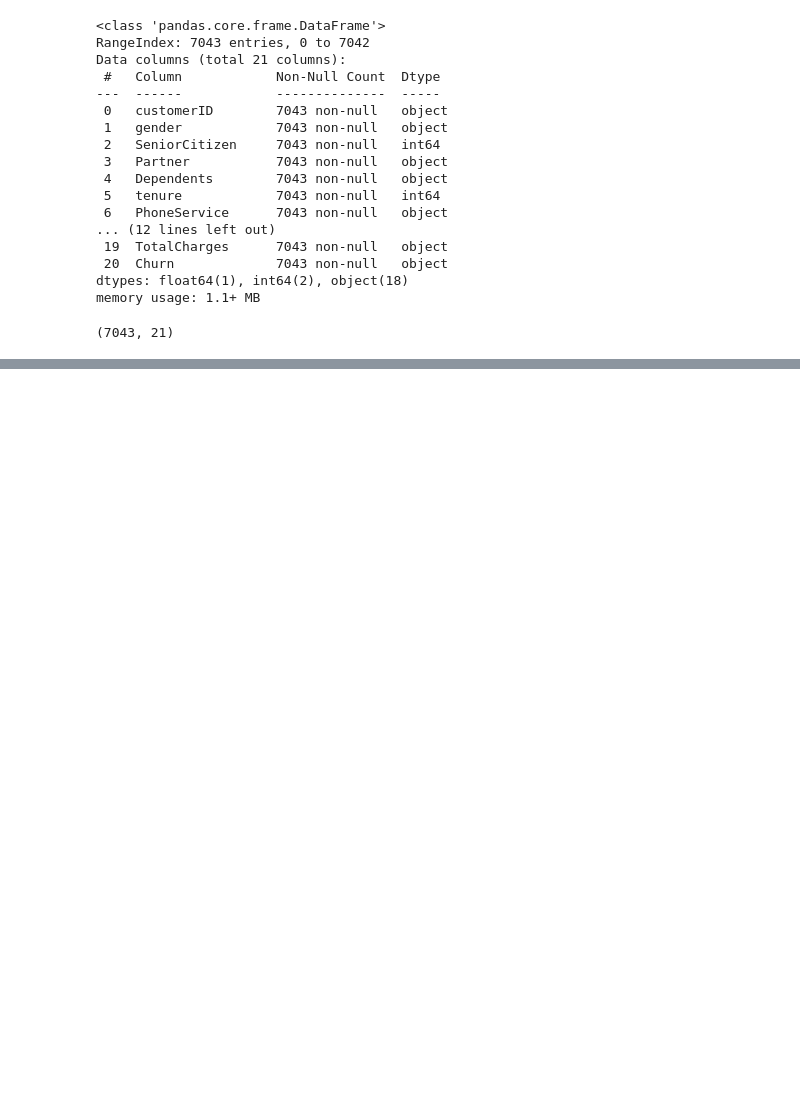
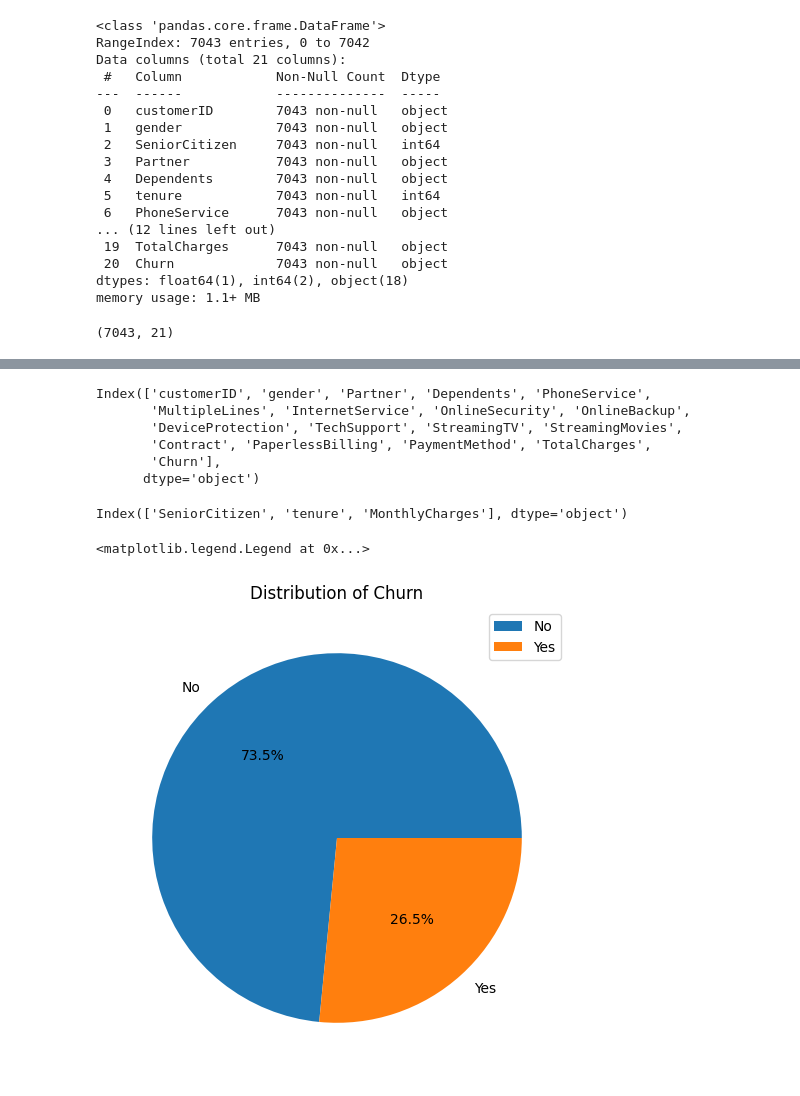
Before and after one commit to elmoujahidayoub171/Customer-Churn-Prediction, a Jupyter notebook: notebooks/eda.ipynb, the cells around one changed output, grey strips where cells are left out. Drawn from its saved outputs; the diff is of its cells as text; code cells hidden in the pictures; blank space fills up the shorter version.

Commit message:
add visualization of target column

```diff
--- a/notebooks/eda.ipynb
+++ b/notebooks/eda.ipynb
@@ -47,0 +64,15 @@ data.shape
+# %%
+categorical_cols = data.select_dtypes(exclude = ["number"])
+categorical_cols.columns
+# %% [output]
+Index(['customerID', 'gender', 'Partner', 'Dependents', 'PhoneService',
+       'MultipleLines', 'InternetService', 'OnlineSecurity', 'OnlineBackup',
+       'DeviceProtection', 'TechSupport', 'StreamingTV', 'StreamingMovies',
+       'Contract', 'PaperlessBilling', 'PaymentMethod', 'TotalCharges',
+       'Churn'],
+      dtype='object')
+# %%
+quantity_cols = data.select_dtypes(include = ["number"]).columns
+quantity_cols
+# %% [output]
+Index(['SeniorCitizen', 'tenure', 'MonthlyCharges'], dtype='object')
@@ -47,0 +83,9 @@ data.shape
+# %%
+# Distribution of Churn
+plt.figure(figsize=(10, 6))
+plt.pie(data["Churn"].value_counts(), labels = data["Churn"].unique(), autopct = "%1.1f%%")
+plt.title("Distribution of Churn")
+plt.legend(labels=data["Churn"].unique() , loc="upper right")
+# %% [output]
+<matplotlib.legend.Legend at 0x...>
+[figure, added]
```
Also changed, not shown: parts of 2 cells of this notebook.
